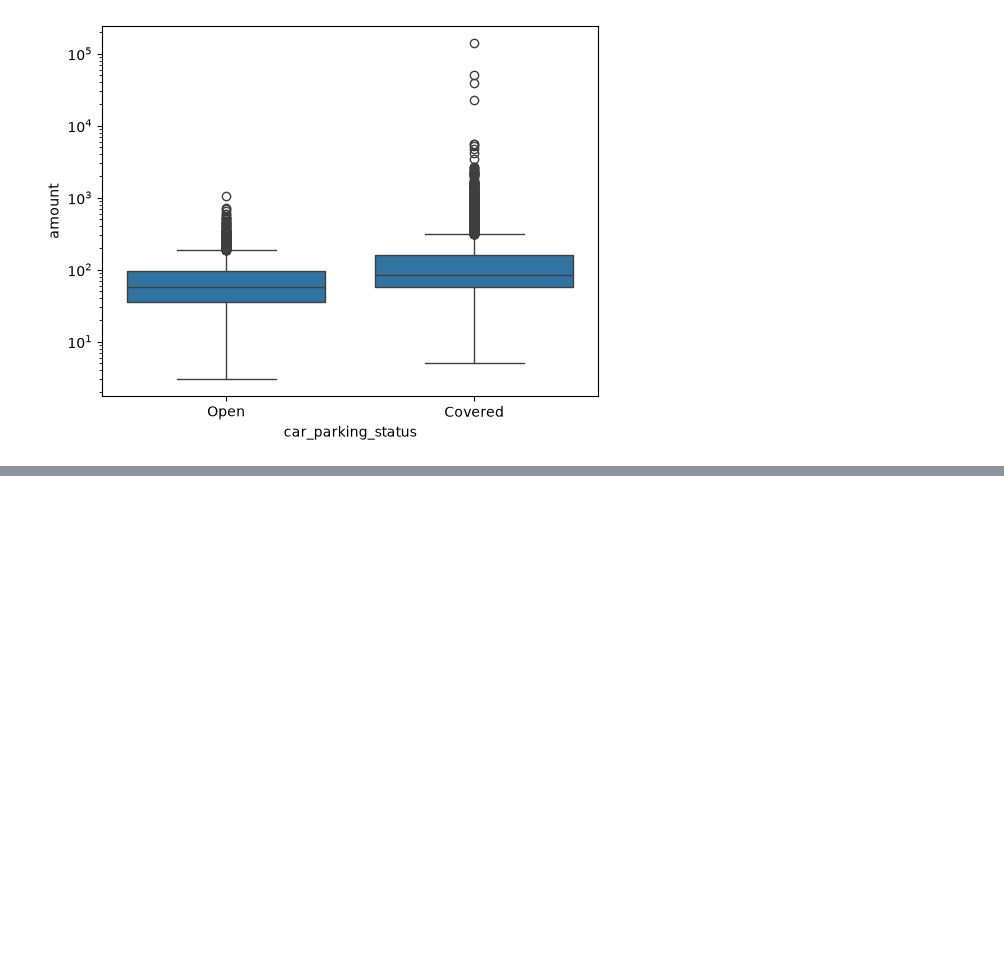
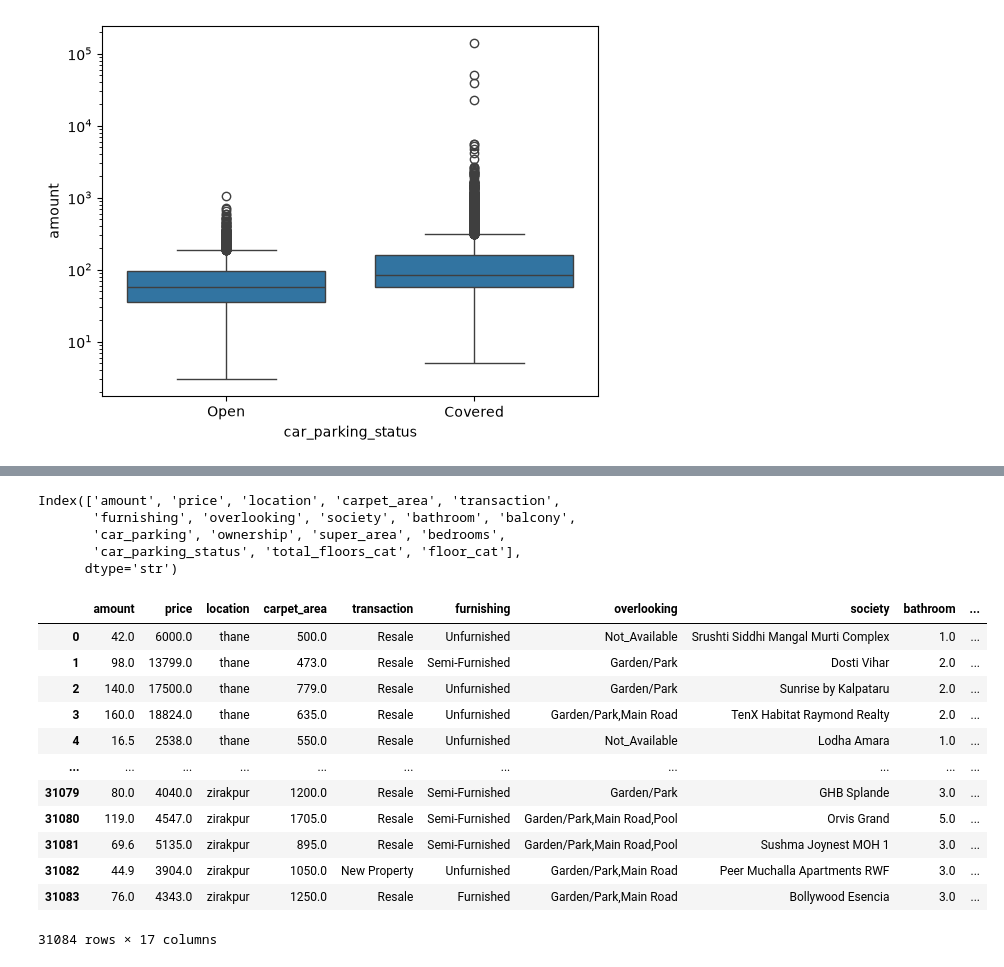
Before and after one commit to TalhaEjaz19040/house_price_prediction, a Jupyter notebook: notebooks/feature_engineering.ipynb, the cells around one changed output, grey strips where cells are left out. Drawn from its saved outputs; the diff is of its cells as text; code cells hidden in the pictures; blank space fills up the shorter version.

Commit message:
The pipeline to handle missing values is created

```diff
--- a/notebooks/feature_engineering.ipynb
+++ b/notebooks/feature_engineering.ipynb
@@ -438,0 +499,34 @@ df.drop(columns= ['Unnamed: 0', 'description', 'facing', 'locality', 'carpet/sup
+# %%
+class KNNImputerAdvance(KNNImputer):
+
+    def __init__(
+        self,
+        *,
+        missing_values=np.nan,
+        n_neighbors=5,
+        weights="uniform",
+        metric="nan_euclidean",
+        copy=True,
+        add_indicator=False,
+        keep_empty_features=False
+    ):
+        super().__init__(
+            missing_values=missing_values,
+            n_neighbors=n_neighbors,
+            weights=weights,
+            metric=metric,
+            copy=copy,
+            add_indicator=add_indicator,
+            keep_empty_features=keep_empty_features
+        )
+
+    def fit(self, X, y=None):
+        return super().fit(X, y)
+
+    def transform(self, X):
+        X = super().transform(X)
+        return np.ceil(X)
+
+    def fit_transform(self, X, y=None):
+        self.fit(X, y)
+        return self.transform(X)
@@ -438,0 +585,30 @@ df.drop(columns= ['Unnamed: 0', 'description', 'facing', 'locality', 'carpet/sup
+# %%
+columns = df.columns
+columns
+# %% [output]
+Index(['amount', 'price', 'location', 'carpet_area', 'transaction',
+       'furnishing', 'overlooking', 'society', 'bathroom', 'balcony',
+       'car_parking', 'ownership', 'super_area', 'bedrooms',
+       'car_parking_status', 'total_floors_cat', 'floor_cat'],
+      dtype='str')
+# %%
+df = missing_values_pipeline.fit_transform(df)
+# %%
+df = df[:, desired_order]
+# %%
+df = pd.DataFrame(df, columns= columns)
+df
+# %% [output]
+|  | amount | price | location | carpet_area | transaction | furnishing | overlooking | society | bathroom | ... |
+| 0 | 42.0 | 6000.0 | thane | 500.0 | Resale | Unfurnished | Not_Available | Srushti Siddhi Mangal Murti Complex | 1.0 | ... |
+| 1 | 98.0 | 13799.0 | thane | 473.0 | Resale | Semi-Furnished | Garden/Park | Dosti Vihar | 2.0 | ... |
+| 2 | 140.0 | 17500.0 | thane | 779.0 | Resale | Unfurnished | Garden/Park | Sunrise by Kalpataru | 2.0 | ... |
+| 3 | 160.0 | 18824.0 | thane | 635.0 | Resale | Unfurnished | Garden/Park,Main Road | TenX Habitat Raymond Realty | 2.0 | ... |
+| 4 | 16.5 | 2538.0 | thane | 550.0 | Resale | Unfurnished | Not_Available | Lodha Amara | 1.0 | ... |
+| ... | ... | ... | ... | ... | ... | ... | ... | ... | ... | ... |
+| 31079 | 80.0 | 4040.0 | zirakpur | 1200.0 | Resale | Semi-Furnished | Garden/Park | GHB Splande | 3.0 | ... |
+| 31080 | 119.0 | 4547.0 | zirakpur | 1705.0 | Resale | Semi-Furnished | Garden/Park,Main Road,Pool | Orvis Grand | 5.0 | ... |
+| 31081 | 69.6 | 5135.0 | zirakpur | 895.0 | Resale | Semi-Furnished | Garden/Park,Main Road,Pool | Sushma Joynest MOH 1 | 3.0 | ... |
+| 31082 | 44.9 | 3904.0 | zirakpur | 1050.0 | New Property | Unfurnished | Garden/Park,Main Road | Peer Muchalla Apartments RWF | 3.0 | ... |
+| 31083 | 76.0 | 4343.0 | zirakpur | 1250.0 | Resale | Furnished | Garden/Park,Main Road | Bollywood Esencia | 3.0 | ... |
+31084 rows × 17 columns
```
Also changed, not shown: parts of 8 cells of this notebook.
